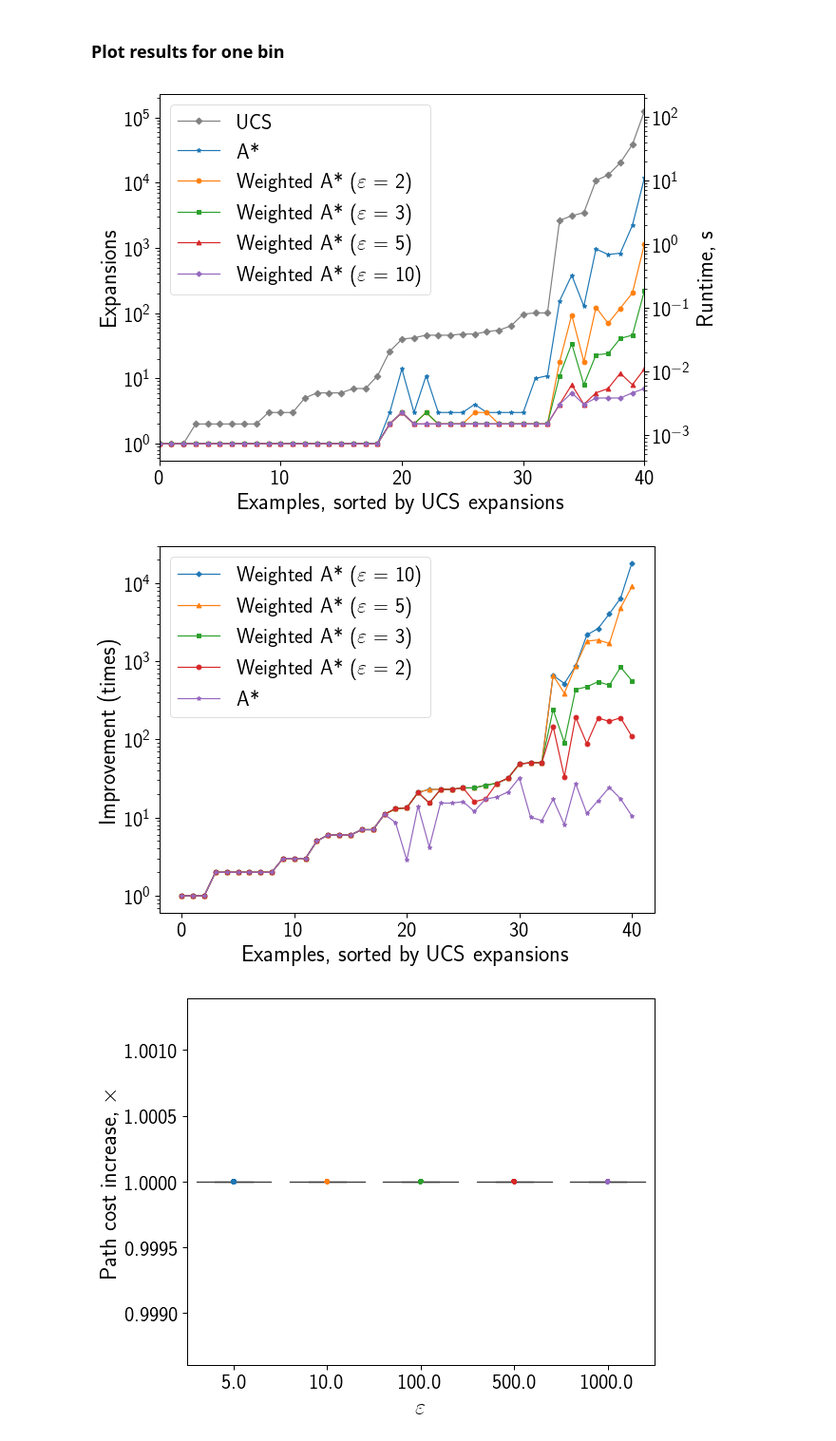
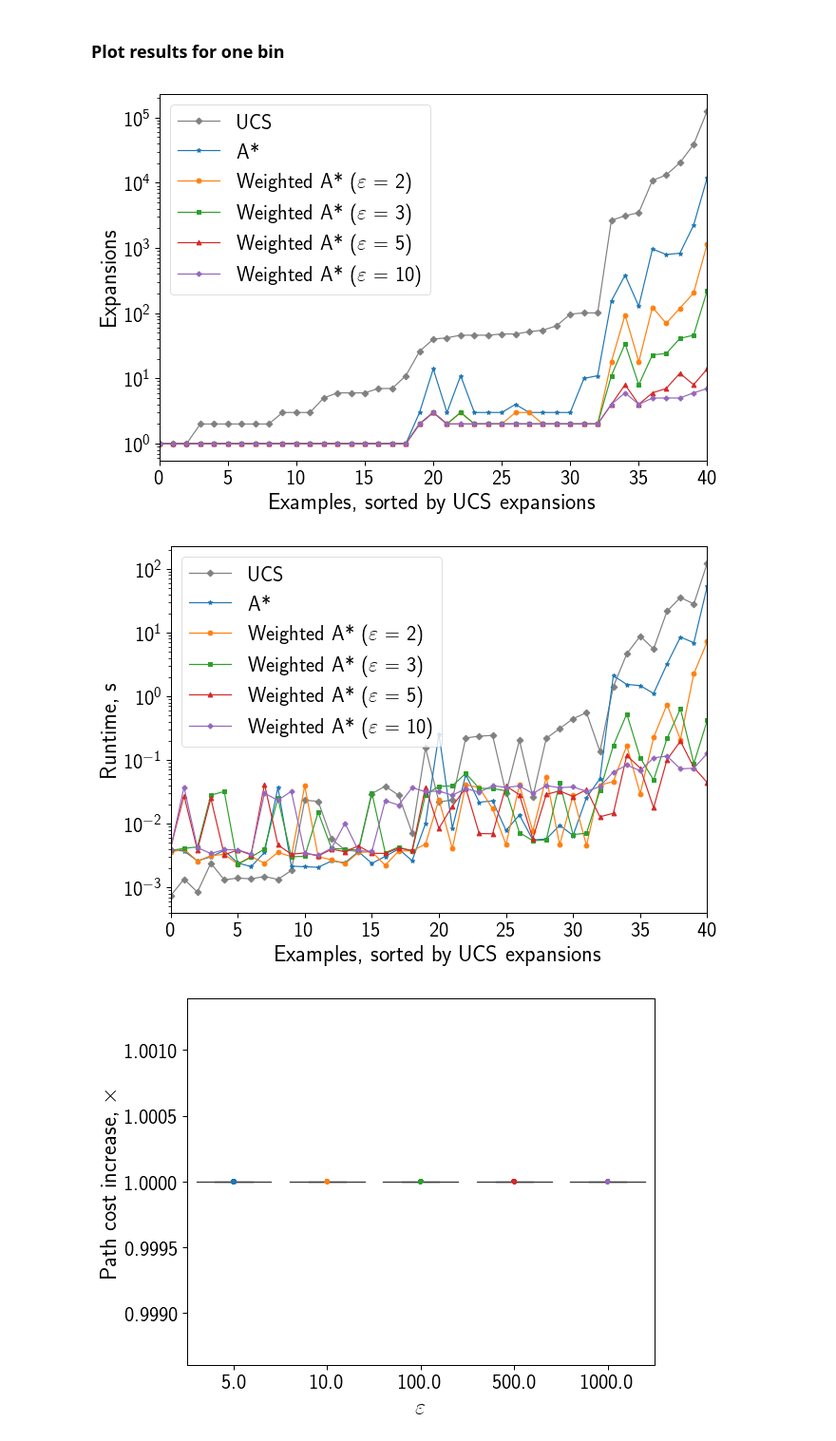
Before and after one commit to spring-epfl/trickster, a Jupyter notebook: notebooks/bots_experiment.ipynb, the cells around one changed output. Shown at 95% size. Drawn from its saved outputs; the diff is of its cells as text; code cells hidden in the pictures.

```diff
--- a/notebooks/bots_experiment.ipynb
+++ b/notebooks/bots_experiment.ipynb
@@ -263,8 +264,13 @@ for bins, items in results_by_bins.items():
 
             # Re-compute adv.robustness in R^m for each point.
             example = list(ast_results.query('dataset_index==%d' % index)['x_features'])[0]
-            robustness = np.abs(item['classifier'].decision_function([example])[0]) \
-                / np.linalg.norm(item['classifier'].coef_[0], ord=LpSpace(P_NORM).q)
+            robustness = dist_to_decision_boundary(
+                clf=item['classifier'],
+                target_confidence=item['target_confidence'],
+                lp_space=LpSpace(item['p_norm']),
+                target_class=0,
+                x=example
+            )
 
             ucs_results.sort_values
             costs_df = costs_df.append(
@@ -373,31 +366,20 @@ for epsilon, items in results_by_key.items():
         ast_runtimes_by_eps[epsilon] = np.array(ast_runtimes_sorted) * RUNTIME_FACTOR
 # %%
 fig, ax = plt.subplots()
-ax2 = ax.twinx()
 
 ax.plot(ucs_expansions, color='grey', label='UCS', marker=MARKERS[0])
-ax2.plot(ucs_runtimes, color='grey', label='UCS',
-         linestyle='None')
-
 ax.plot(ast_expansions_by_eps[1], label='A*', marker=MARKERS[1])
-ax2.plot(ast_runtimes_by_eps[1], label='A*',
-         linestyle='None')
 
 for i, eps in enumerate(WEIGHTED_EPSILONS):
     expansions = ast_expansions_by_eps[eps]
     runtimes = ast_runtimes_by_eps[eps]
     ax.plot(expansions, label='Weighted A* ($\\varepsilon$ = {})'.format(eps), marker=MARKERS[i + 2])
-    ax2.plot(runtimes, label='Weighted A* ($\\varepsilon$ = {})'.format(eps),
-             linestyle='None')
 
 ax.set_xlabel('Examples, sorted by UCS expansions')
 ax.set_ylabel('Expansions')
 ax.set_xlim(0, len(ucs_expansions) - 1)
 ax.set_yscale('log')
 ax.legend(loc='best')
-
-ax2.set_ylabel('Runtime, s')
-ax2.set_yscale('log')
 
 fig.set_figwidth(FIGWIDTH * 1.1)
 fig.set_figheight(FIGHEIGHT)
@@ -409,30 +391,38 @@ if SAVE_PLOTS:
     save_fig(fig, 'bots_performance_bin_{}_band_{}_target_{}.pdf',
              FOCUS_BINS, BAND, TARGET_CONFIDENCE)
 # %% [output]
-[figure, old version]
+[figure, new version]
 # %%
 fig, ax = plt.subplots()
 
-for i, eps in reversed(list(enumerate(WEIGHTED_EPSILONS))):
-    improv = expansion_improvements_by_eps[eps]
-    ax.plot(improv, label='Weighted A* ($\\varepsilon$ = {})'.format(eps),
-            marker=MARKERS[i + 2])
+ax.plot(ucs_runtimes, color='grey', label='UCS', marker=MARKERS[0])
+ax.plot(ast_runtimes_by_eps[1], label='A*', marker=MARKERS[1])
 
-ax.plot(expansion_improvements_by_eps[1], label='A*', marker=MARKERS[1])
+for i, eps in enumerate(WEIGHTED_EPSILONS):
+    expansions = ast_expansions_by_eps[eps]
+    runtimes = ast_runtimes_by_eps[eps]
+    ax.plot(runtimes,
+        label='Weighted A* ($\\varepsilon$ = {})'.format(eps),
+        marker=MARKERS[i + 2],
+    )
 
 ax.set_xlabel('Examples, sorted by UCS expansions')
-ax.set_ylabel('Improvement (times)')
+ax.set_ylabel('Runtime, s')
+ax.set_xlim(0, len(ucs_expansions) - 1)
 ax.set_yscale('log')
 ax.legend(loc='best')
 
-fig.set_figwidth(FIGWIDTH)
+fig.set_figwidth(FIGWIDTH * 1.1)
 fig.set_figheight(FIGHEIGHT)
 fig.set_tight_layout('tight')
 
+plt.show()
+
 if SAVE_PLOTS:
-    save_fig(fig, 'bots_improvement_bin_{}_band_{}_target_{}.pdf', FOCUS_BINS, BAND, TARGET_CONFIDENCE)
+    save_fig(fig, 'bots_performance_bin_{}_band_{}_target_{}.pdf',
+             FOCUS_BINS, BAND, TARGET_CONFIDENCE)
 # %% [output]
-[figure, old version]
+[figure, new version]
 # %%
 fig, ax = plt.subplots()
 
```
Also changed, not shown: parts of 3 cells of this notebook, 2 other files.
